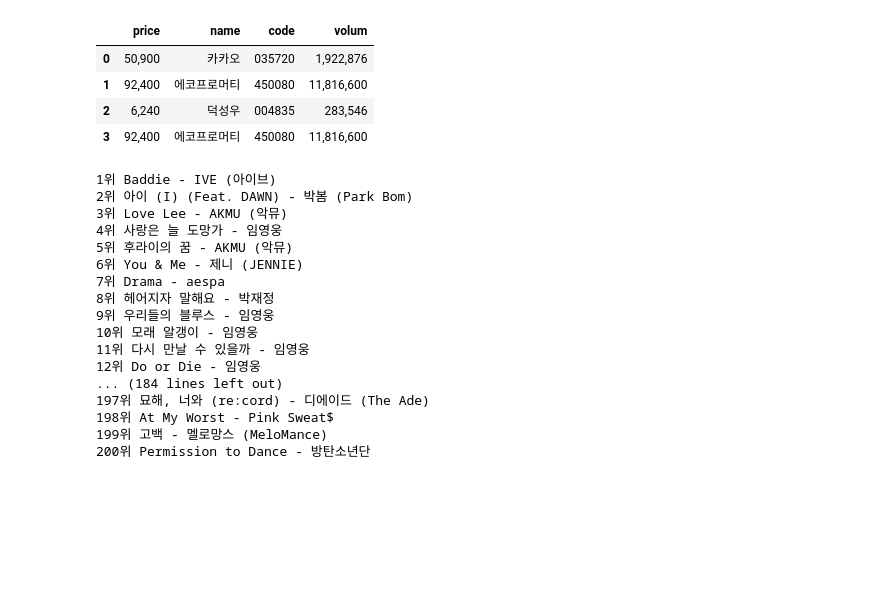
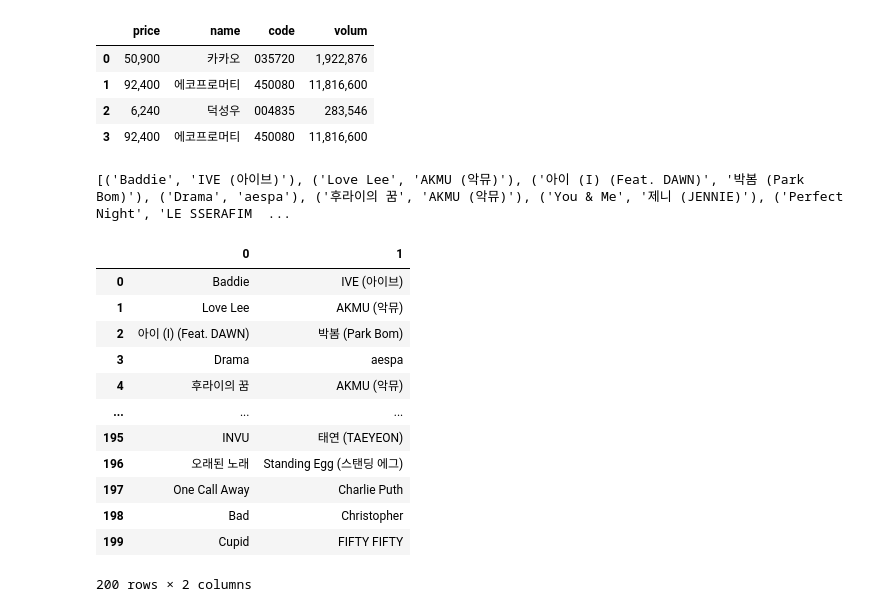
Before and after one commit to dev-aram/KDT_TASK, a Jupyter notebook: 1_크롤링.ipynb, the cells around one changed output. Cells and saved outputs as stored; diff of their text form; code cells hidden in the pictures; blank space fills up the shorter version.

```diff
--- a/1_크롤링.ipynb
+++ b/1_크롤링.ipynb
@@ -274,40 +274,43 @@ df.to_excel('naver_finance.xlsx')
 # %%
 headers = {
     'User-Agent': 'Mozilla/5.0 (Windows NT 10.0; Win64; x64) AppleWebKit/537.36 (KHTML, like Gecko) Chrome/91.0.4472.124 Safari/537.36',
     'Referer': 'https://www.genie.co.kr/',
 }
 count = 0
+dic = {}
 for i in range(4):
 
     site = f'https://www.genie.co.kr/chart/top200?ditc=D&ymd=20231123&hh=08&rtm=Y&pg={i + 1}'
     request = requests.get(site, headers=headers)
     soup = BeautifulSoup(request.text)
 
     infos = soup.findAll('td',{'class':'info'})
 
 
     for info in infos:
-
         titles = info.find('a',{'class':'title ellipsis'}).text.replace('19금\n','').strip()
         artists = info.find('a',{'class':'artist ellipsis'}).text.strip()
 
-        print(f'{count + 1}위 {titles} - {artists}')
+        dic[titles] = artists
+        # print(f'{count + 1}위 {titles} - {artists}')
         count += 1
+
+data = list(zip(dic.keys(), dic.values()))
+
+df = pd.DataFrame(data)
+df
 # %% [output]
-1위 Baddie - IVE (아이브)
-2위 아이 (I) (Feat. DAWN) - 박봄 (Park Bom)
-3위 Love Lee - AKMU (악뮤)
-4위 사랑은 늘 도망가 - 임영웅
-5위 후라이의 꿈 - AKMU (악뮤)
-6위 You & Me - 제니 (JENNIE)
-7위 Drama - aespa
-8위 헤어지자 말해요 - 박재정
-9위 우리들의 블루스 - 임영웅
-10위 모래 알갱이 - 임영웅
-11위 다시 만날 수 있을까 - 임영웅
-12위 Do or Die - 임영웅
-... (184 lines left out)
-197위 묘해, 너와 (re:cord) - 디에이드 (The Ade)
-198위 At My Worst - Pink Sweat$
-199위 고백 - 멜로망스 (MeloMance)
-200위 Permission to Dance - 방탄소년단
+[('Baddie', 'IVE (아이브)'), ('Love Lee', 'AKMU (악뮤)'), ('아이 (I) (Feat. DAWN)', '박봄 (Park Bom)'), ('Drama', 'aespa'), ('후라이의 꿈', 'AKMU (악뮤)'), ('You & Me', '제니 (JENNIE)'), ('Perfect Night', 'LE SSERAFIM  ...
+|  | 0 | 1 |
+| 0 | Baddie | IVE (아이브) |
+| 1 | Love Lee | AKMU (악뮤) |
+| 2 | 아이 (I) (Feat. DAWN) | 박봄 (Park Bom) |
+| 3 | Drama | aespa |
+| 4 | 후라이의 꿈 | AKMU (악뮤) |
+| ... | ... | ... |
+| 195 | INVU | 태연 (TAEYEON) |
+| 196 | 오래된 노래 | Standing Egg (스탠딩 에그) |
+| 197 | One Call Away | Charlie Puth |
+| 198 | Bad | Christopher |
+| 199 | Cupid | FIFTY FIFTY |
+200 rows × 2 columns
```
